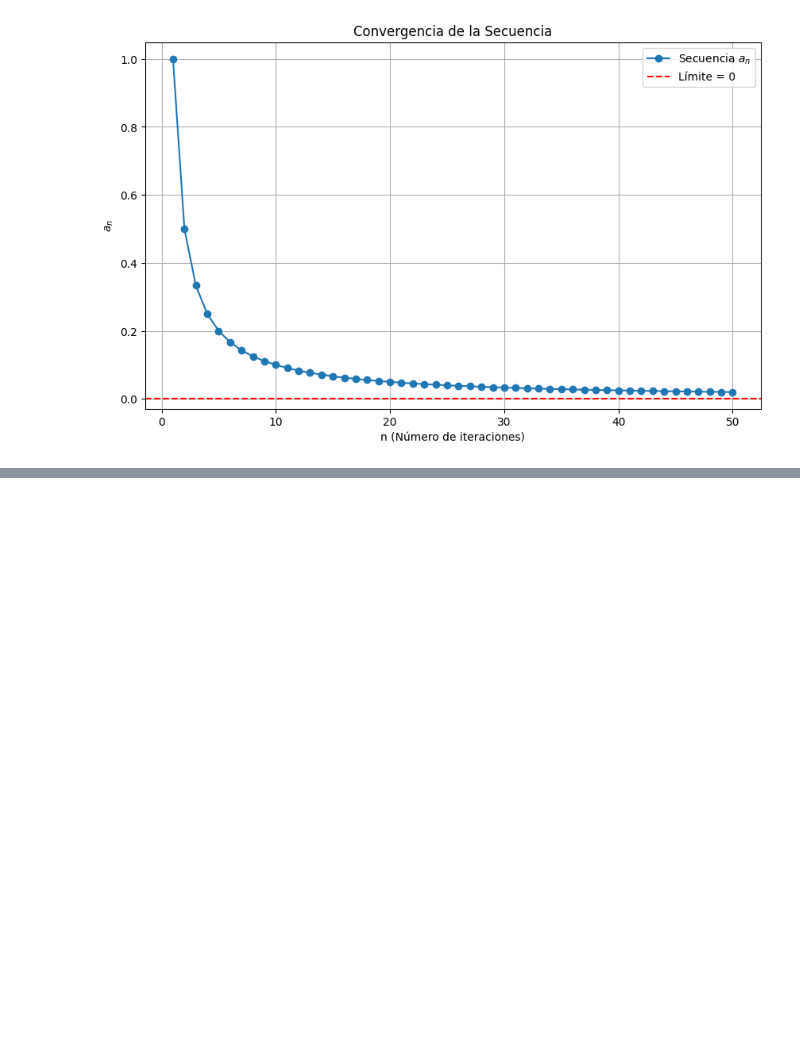
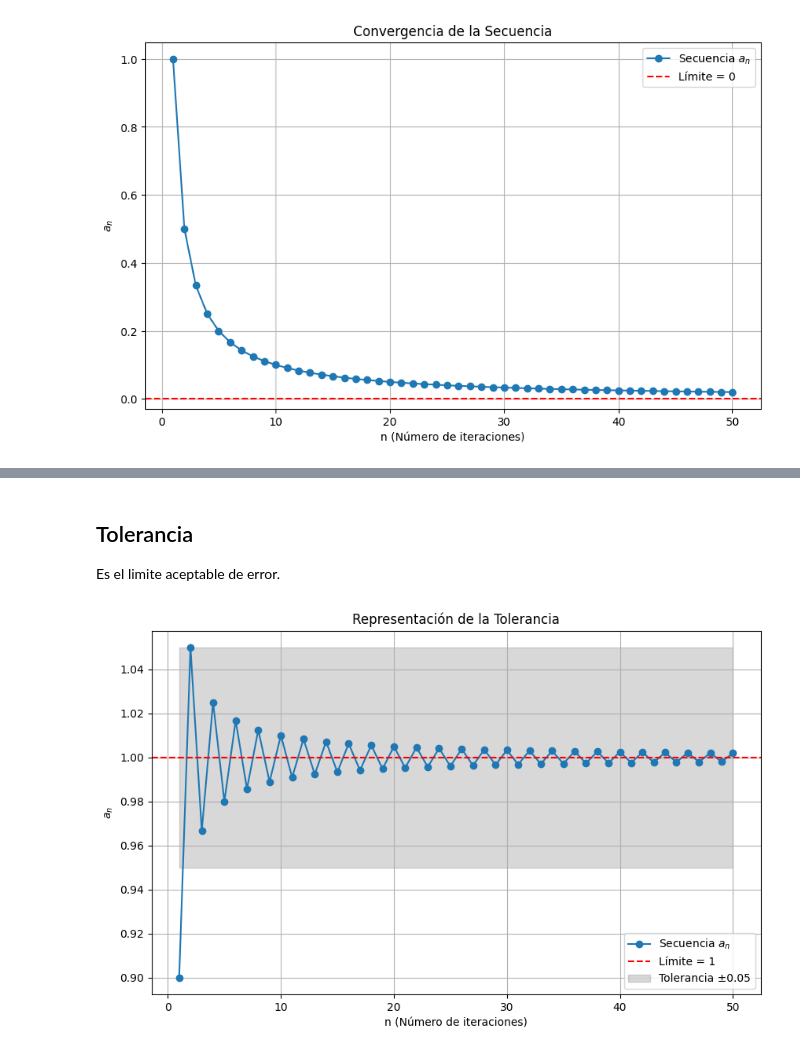
Before and after one commit to Iexvas/Metodos_Folder, a Jupyter notebook: Clase_2.ipynb, the cells around one changed output, grey strips where cells are left out. Saved outputs shown, nothing was run; the diff lists cells and outputs as text; code cells hidden in the pictures; blank space fills up the shorter version.

```diff
--- a/Clase_2.ipynb
+++ b/Clase_2.ipynb
@@ -291,0 +293,32 @@ graficar_convergencia(secuencia, limite)
+# %% [markdown]
+## Tolerancia
+Es el limite aceptable de error.
+# %%
+import matplotlib.pyplot as plt
+import numpy as np
+
+def generar_secuencia_tolerancia(num_max):
+    limite = 1
+    secuencia = [limite + (-1)**n *0.1/ n for n in range(1, num_max +1)]
+    return secuencia, limite
+
+def graficar_tolerancia(secuancia, limite,tolerancia):
+    n = np.arange(1, len(secuencia) + 1)
+    plt.figure(figsize=(10, 6))
+    plt.plot(n, secuencia, label="Secuencia $a_n$", marker="o", linestyle="-")
+    plt.axhline(y=limite, color="r", linestyle="--", label=f"Límite = {limite}")
+    plt.fill_between(n, limite - tolerancia, limite + tolerancia, color="gray", alpha=0.3, label=f"Tolerancia ±{tolerancia}")
+    plt.title("Representación de la Tolerancia")
+    plt.xlabel("n (Número de iteraciones)")
+    plt.ylabel("$a_n$")
+    plt.legend()
+    plt.grid()
+    plt.show()
+
+num_max = 50
+tolerancia = 0.05
+
+secuencia, limite = generar_secuencia_tolerancia(num_max)
+graficar_tolerancia(secuencia, limite, tolerancia)
+# %% [output]
+[figure, added]
```
Also changed, not shown: parts of 19 cells of this notebook.
